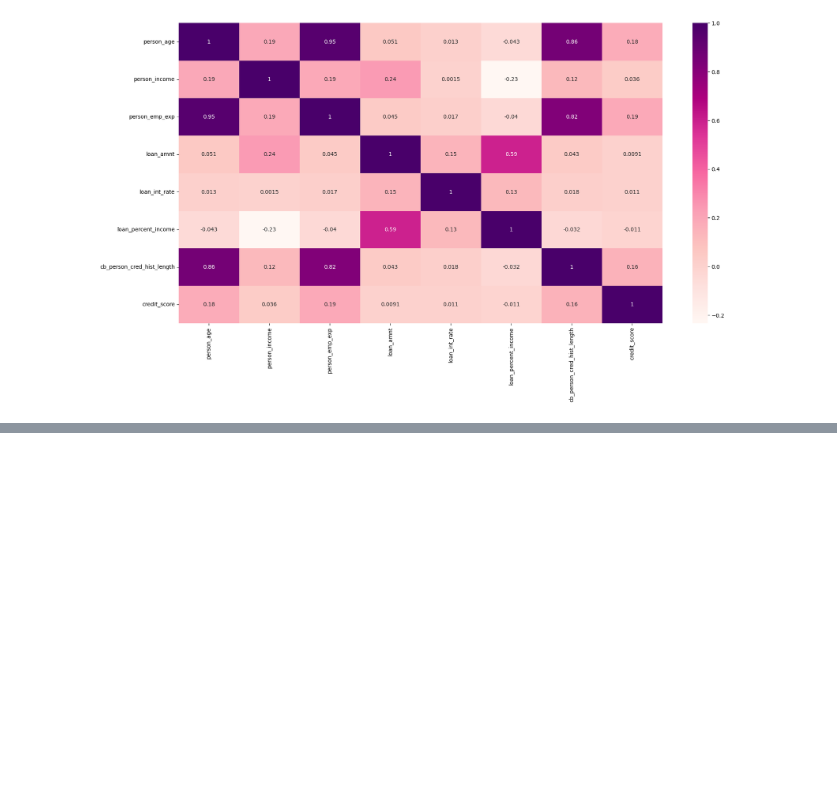
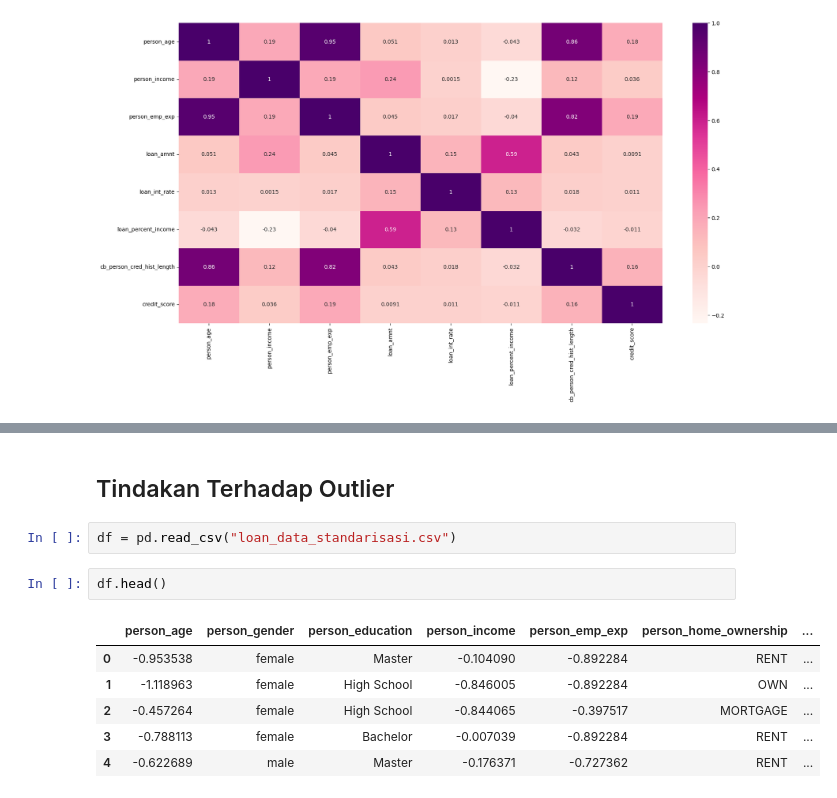
Before and after one commit to zaldiabdulhadi/eda-project-loan-dataset, a Jupyter notebook: EDA_Classification_and_Regression_Project.ipynb, the cells around one changed output, grey strips where cells are left out. Saved outputs shown, nothing was run; the diff lists cells and outputs as text; blank space fills up the shorter version.

```diff
--- a/EDA_Classification_and_Regression_Project.ipynb
+++ b/EDA_Classification_and_Regression_Project.ipynb
@@ -114,0 +144,13 @@ plt.show()
+# %% [markdown]
+## Tindakan Terhadap Outlier
+# %%
+df = pd.read_csv("loan_data_standarisasi.csv")
+# %%
+df.head()
+# %% [output]
+|  | person_age | person_gender | person_education | person_income | person_emp_exp | person_home_ownership | ... |
+| 0 | -0.953538 | female | Master | -0.104090 | -0.892284 | RENT | ... |
+| 1 | -1.118963 | female | High School | -0.846005 | -0.892284 | OWN | ... |
+| 2 | -0.457264 | female | High School | -0.844065 | -0.397517 | MORTGAGE | ... |
+| 3 | -0.788113 | female | Bachelor | -0.007039 | -0.892284 | RENT | ... |
+| 4 | -0.622689 | male | Master | -0.176371 | -0.727362 | RENT | ... |
```
Also changed, not shown: parts of 27 cells of this notebook.
